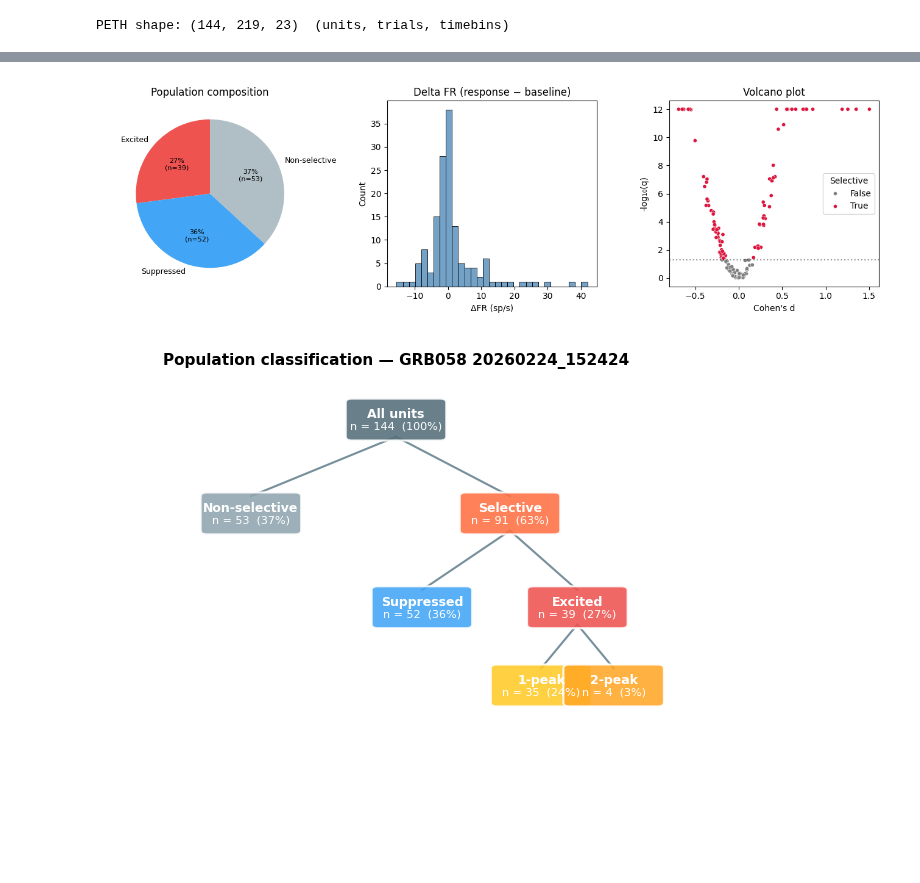
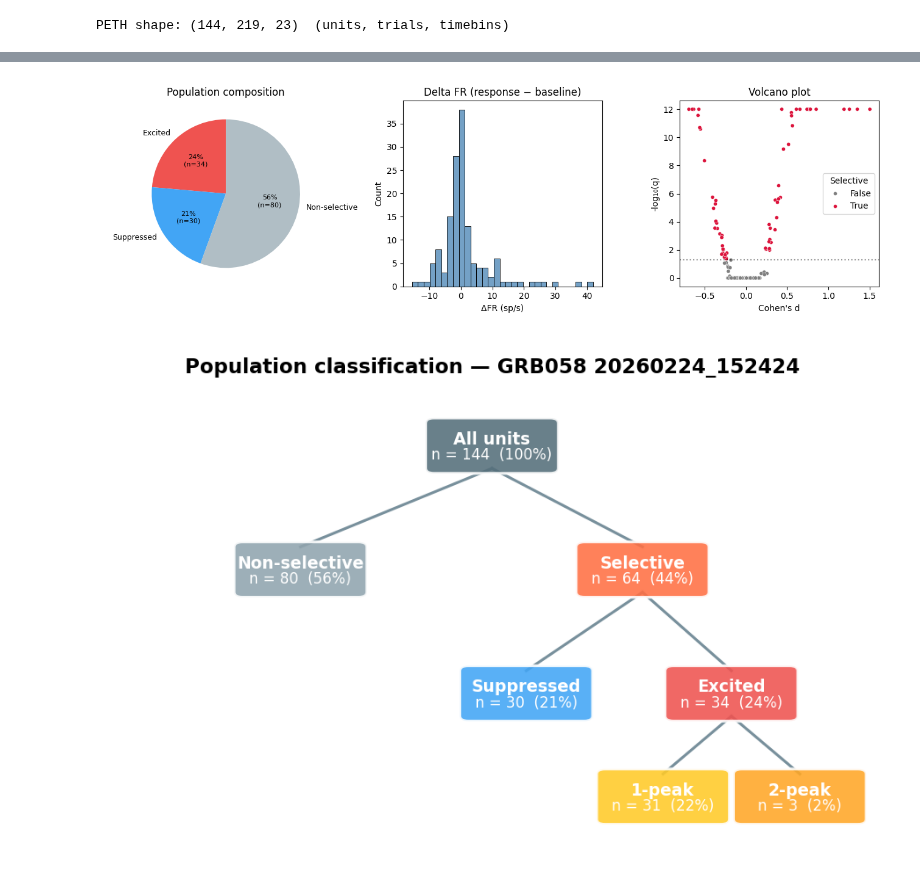
Before and after one commit to rojasgabriel/ephys, a Jupyter notebook: notebooks/selectivity.ipynb, the cells around one changed output, grey strips where cells are left out. Drawn from its saved outputs; the diff is of its cells as text; code cells hidden in the pictures; blank space fills up the shorter version.

```diff
--- a/notebooks/selectivity.ipynb
+++ b/notebooks/selectivity.ipynb
@@ -49,6 +49,7 @@ results_df, masks = compute_unit_selectivity(
     base_window=(-0.04, 0.0),
     resp_window=(0.06, 0.10),
     test="wilcoxon",
+    correction="bonferroni",
     alpha=0.05,
 )
 
@@ -127,7 +128,7 @@ fig, axes = plt.subplots(
     len(peak_groups),
     n_examples,
     figsize=(3.5 * n_examples, 3 * len(peak_groups)),
-    sharey=True,
+    sharey=False,
     squeeze=False,
 )
 
@@ -151,24 +152,11 @@ for row_i, npk in enumerate(peak_groups):
         ax.set(
             xlabel="Time (s)", title=f"Unit {uid} ({npk} peak{'s' if npk > 1 else ''})"
         )
-    axes[row_i, 0].set_ylabel("Firing rate (sp/s)")
+    axes[row_i, 0].set_ylabel("sp/s")
 
     # blank out unused columns
     for col_j in range(len(group), n_examples):
         axes[row_i, col_j].set_visible(False)
 
-# Row labels
-for row_i, npk in enumerate(peak_groups):
-    axes[row_i, 0].annotate(
-        f"{npk}-peak",
-        xy=(0, 0.5),
-        xytext=(-0.45, 0.5),
-        xycoords="axes fraction",
-        textcoords="axes fraction",
-        fontsize=12,
-        fontweight="bold",
-        va="center",
-        rotation=90,
-    )
 plt.tight_layout()
 # %% [output]
@@ -216,7 +292,7 @@ axes[2].set(title="Volcano plot", xlabel="Cohen's d", ylabel="-log₁₀(q)")
 axes[2].legend(title="Selective", loc="best")
 plt.tight_layout()
 # %% [output]
-[figure, old version]
+[figure, new version]
 # %%
 # Population classification tree
 from matplotlib.patches import FancyBboxPatch
@@ -241,11 +317,18 @@ nodes = [
 # Excited sub-groups by peak count
 pk_vals = sorted(pk_counts.index)
 n_pk = len(pk_vals)
+pk_spacing = 0.20  # increased from 0.14 to avoid box overlap
 if n_pk > 0:
-    x_start = 0.85 - 0.14 * (n_pk - 1) / 2
+    x_start = 0.85 - pk_spacing * (n_pk - 1) / 2
     for i, npk in enumerate(pk_vals):
         nodes.append(
-            (f"{npk}-peak", int(pk_counts[npk]), x_start + i * 0.14, 0.07, (0.85, 0.32))
+            (
+                f"{npk}-peak",
+                int(pk_counts[npk]),
+                x_start + i * pk_spacing,
+                0.07,
+                (0.85, 0.32),
+            )
         )
 
 # Category colors
@@ -261,7 +344,7 @@ for npk in pk_vals:
         "#ffca28" if npk == 1 else "#ffa726" if npk == 2 else "#ff7043"
     )
 
-fig, ax = plt.subplots(figsize=(6, 4))
+fig, ax = plt.subplots(figsize=(6, 4), dpi=150)
 ax.set_xlim(-0.05, 1.05)
 ax.set_ylim(-0.05, 1.05)
 ax.axis("off")
@@ -301,31 +384,31 @@ for label, count, x, y, parent in nodes:
     ax.text(
         x,
         y + 0.015,
         label,
         ha="center",
         va="center",
         fontsize=9,
         fontweight="bold",
         color="white",
         zorder=2,
     )
     ax.text(
         x,
         y - 0.023,
         f"n = {count}  ({pct:.0f}%)",
         ha="center",
         va="center",
         fontsize=8,
         color="white",
         zorder=2,
     )
 
 ax.set_title(
     f"Population classification — {subject} {session}",
     fontsize=11,
     fontweight="bold",
     pad=10,
 )
 plt.tight_layout()
 # %% [output]
-[figure, old version]
+[figure, new version]
```
Also changed, not shown: parts of 5 cells of this notebook, 2 other files.
